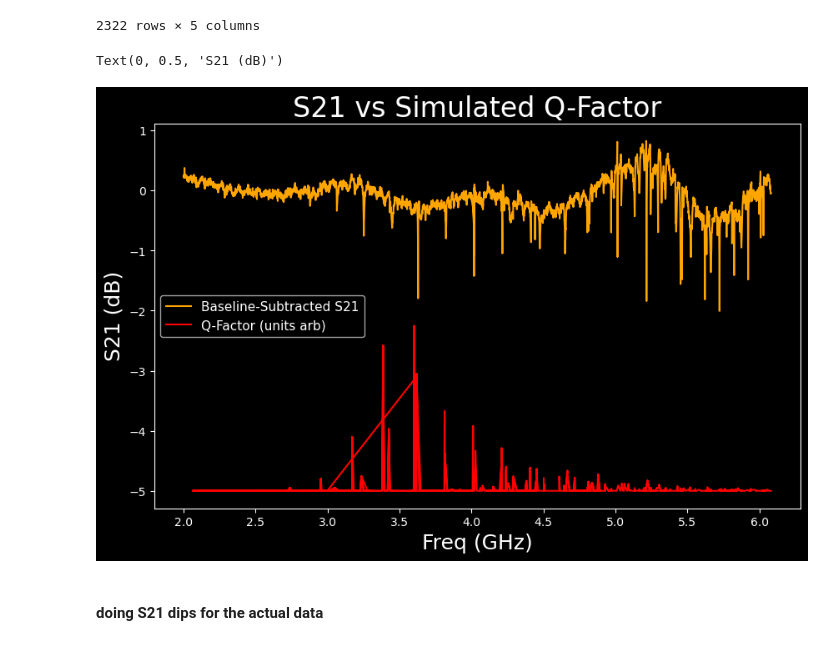
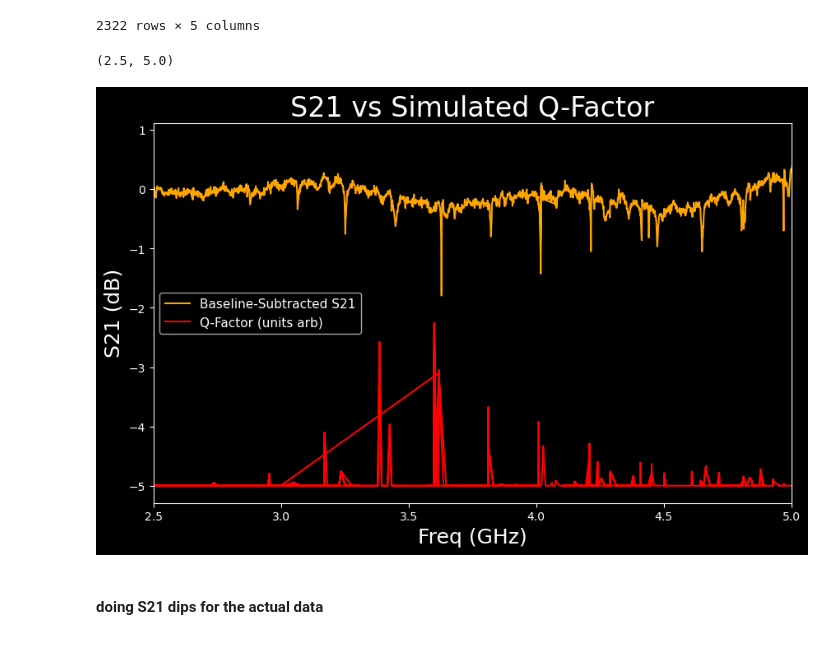
Before and after one commit to leay01/whispering_gallery_MAIN, a Jupyter notebook: whispering_gallery/data_first_look/Quality_factor_2.ipynb, the cells around one changed output. Drawn from its saved outputs; the diff is of its cells as text; code cells hidden in the pictures.

```diff
--- a/whispering_gallery/data_first_look/Quality_factor_2.ipynb
+++ b/whispering_gallery/data_first_look/Quality_factor_2.ipynb
@@ -9,6 +9,6 @@ import matplotlib.pyplot as plt
 plt.style.use('dark_background')
 # plt.rcParams['axes.labelsize'] = 18
 # plt.rcParams['axes.titlesize'] = 24
-# plt.rcParams['legend.fontsize'] = 15
+plt.rcParams['legend.fontsize'] = 10
 
 import VNA_data_read_local as vdr
@@ -17,3 +49,11 @@ Q1to10_9p8_CT = pd.read_csv('/Users/leayamashiro/whispering_gallery_MAIN/wgm_cod
+# %%
+Q1to10_9p8_CT = pd.read_csv('/Users/leayamashiro/whispering_gallery_MAIN/wgm_code/Q_fac_data/Qfac_eigensweep_500MHz_to_10GHz_wCoorsTek_properties.csv', skiprows=4)
+BL_2to4, disk_2to4 = vdr.loader('BL_Narrow_2GHz_to_4GHz_-15to5dB_1601_2025-05-16_15-40-08.txt',
+                                'DISK_Narrow_2GHz_to_4.08GHz_-15to5dB_1601_2025-05-16_15-55-17.txt',
+                                'data/narrow_2GHz_step')
+BL_4to6, disk_4to6 = vdr.loader('BL_Narrow_4GHz_to_6GHz_-15to5dB_1601_2025-05-16_15-42-10.txt',
+                                'DISK_Narrow_4GHz_to_6.08GHz_-15to5dB_1601_2025-05-16_15-57-05.txt',
+                                'data/narrow_2GHz_step')
 # %%
 # clean up work for TE doubles in Q1to5
 Q1to10_9p8_CT['Freq rounded'] = Q1to10_9p8_CT['Frequency (GHz)'].round(5)
@@ -77,18 +246,19 @@ Q_fac_2to6
 # %%
 plt.figure(figsize=(10,6))
 
 plt.title('S21 vs Simulated Q-Factor')
 plt.plot(1e-9*BL_concat1['Freq (Hz)'],
             20*np.log10(np.abs(disk_concat1['Complex (decimal)']))-20*np.log10(np.abs(BL_concat1['Complex (decimal)'])),
             label = 'Baseline-Subtracted S21', color = 'orange')
 
 plt.plot(Q_fac_2to6['Frequency (GHz)'], Q_fac_2to6['Quality factor (1)']/1e6 - 5, label = 'Q-Factor (units arb)', color = 'red')
 plt.legend(loc='center left', fontsize =11)
 plt.xlabel('Freq (GHz)')
 plt.ylabel('S21 (dB)')
+plt.xlim(2.5, 5.0)
 # %% [output]
-Text(0, 0.5, 'S21 (dB)')
+(2.5, 5.0)
-[figure, old version]
+[figure, new version]
 # %% [markdown]
 #### doing S21 dips for the actual data
 # %%
```
Also changed, not shown: parts of 20 cells of this notebook, 5 other files.
